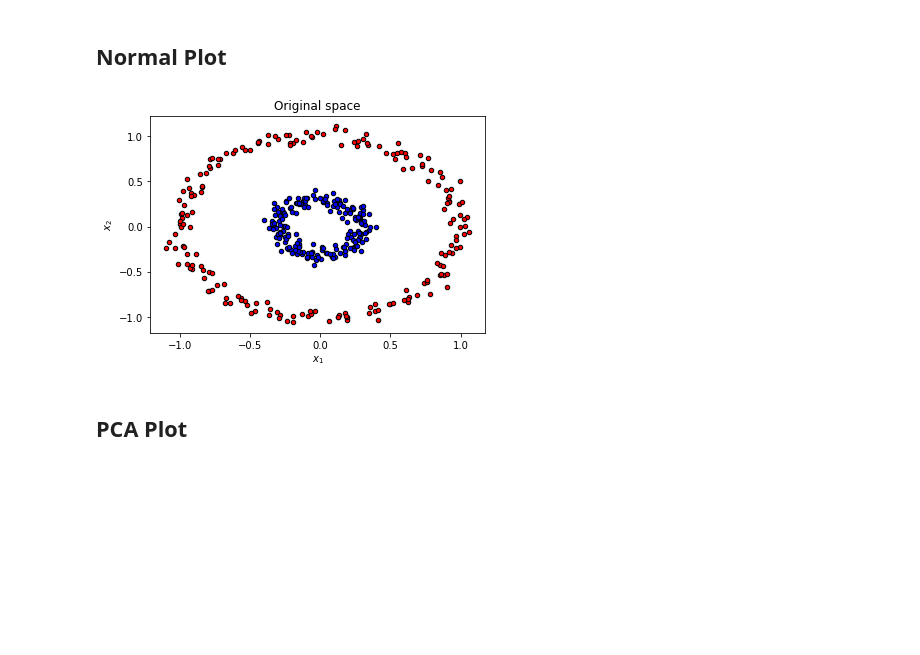
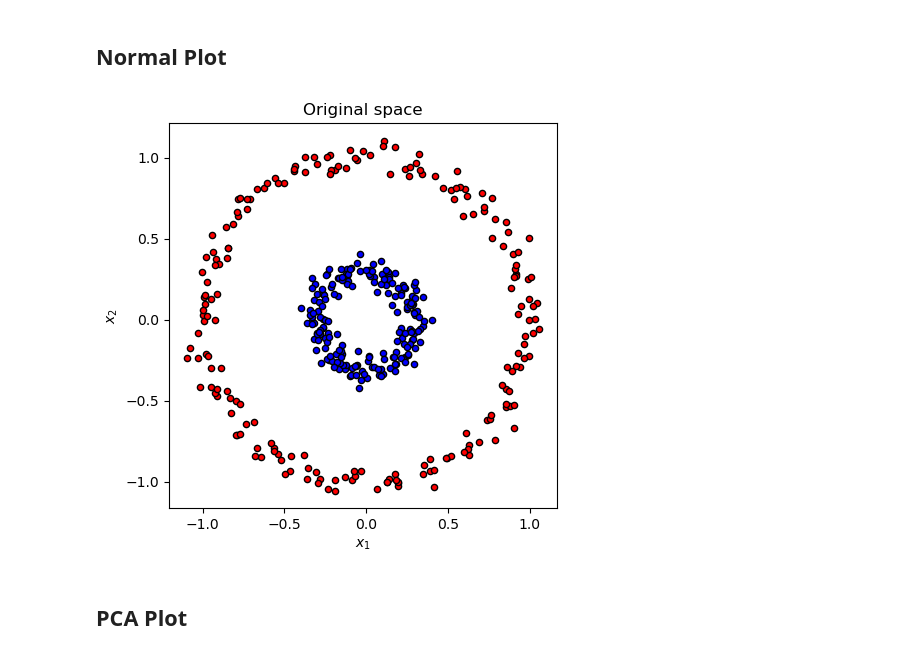
Before and after one commit to rodriguezmDNA/ml_courses, a Jupyter notebook: udemy/The_Complete_Machine_Learning_Course_with_Python/09/09-04-Kernel_PCA.ipynb, the cells around one changed output. Drawn from its saved outputs; the diff is of its cells as text; code cells hidden in the pictures; blank space fills up the shorter version.

```diff
--- a/udemy/The_Complete_Machine_Learning_Course_with_Python/09/09-04-Kernel_PCA.ipynb
+++ b/udemy/The_Complete_Machine_Learning_Course_with_Python/09/09-04-Kernel_PCA.ipynb
@@ -32,17 +32,17 @@ X_pca = pca.fit_transform(X)
 # %% [markdown]
 ## Normal Plot
 # %%
-plt.figure()
+plt.figure(figsize=(5,5))
 plt.title("Original space")
 reds = y == 0
 blues = y == 1
 
 plt.scatter(X[reds, 0], X[reds, 1], c="red", s=20, edgecolor='k')
 plt.scatter(X[blues, 0], X[blues, 1], c="blue", s=20, edgecolor='k')
 plt.xlabel("$x_1$")
 plt.ylabel("$x_2$");
 # %% [output]
-[figure, old version]
+[figure, new version]
 # %% [markdown]
 ## PCA Plot
 # %%
```
Also changed, not shown: parts of 6 cells of this notebook, 37 other files.
